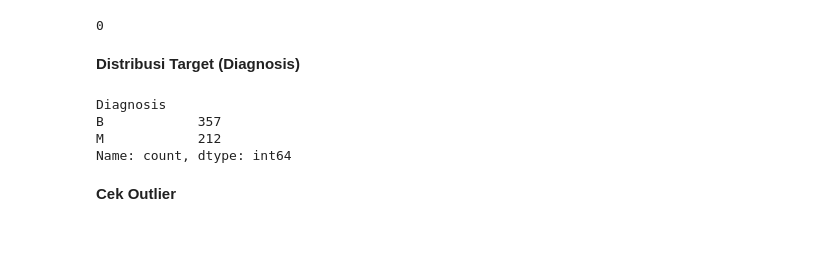
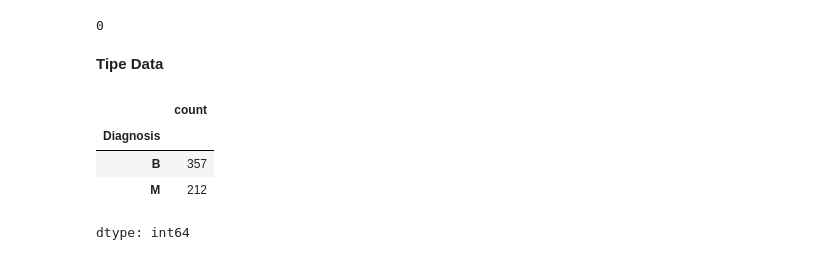
Before and after one commit to silviarenatasuwandi/pendata, a Jupyter notebook: _sources/PRA_UAS.ipynb, the cells around one changed output. Cells and saved outputs as stored; diff of their text form; code cells hidden in the pictures.

```diff
--- a/_sources/PRA_UAS.ipynb
+++ b/_sources/PRA_UAS.ipynb
@@ -117,15 +127,14 @@ Jadi total ada:
 print(X.isnull().sum().sum())
 # %% [output]
 0
-# %% [markdown]
-**Distribusi Target (Diagnosis)**
-# %%
-# Cek distribusi kelas diagnosis
-print(y.value_counts())
-# %% [output]
-Diagnosis
-B            357
-M            212
-Name: count, dtype: int64
-# %% [markdown]
-**Cek Outlier**
+# %% [markdown]
+**Tipe Data**
+# %%
+X.dtypes  # Semua kolom float64
+y.value_counts()  # M: malignant, B: benign
+# %% [output]
+|  | count |
+| Diagnosis |  |
+| B | 357 |
+| M | 212 |
+dtype: int64
```
Also changed, not shown: parts of 39 cells of this notebook, 19 other files.
